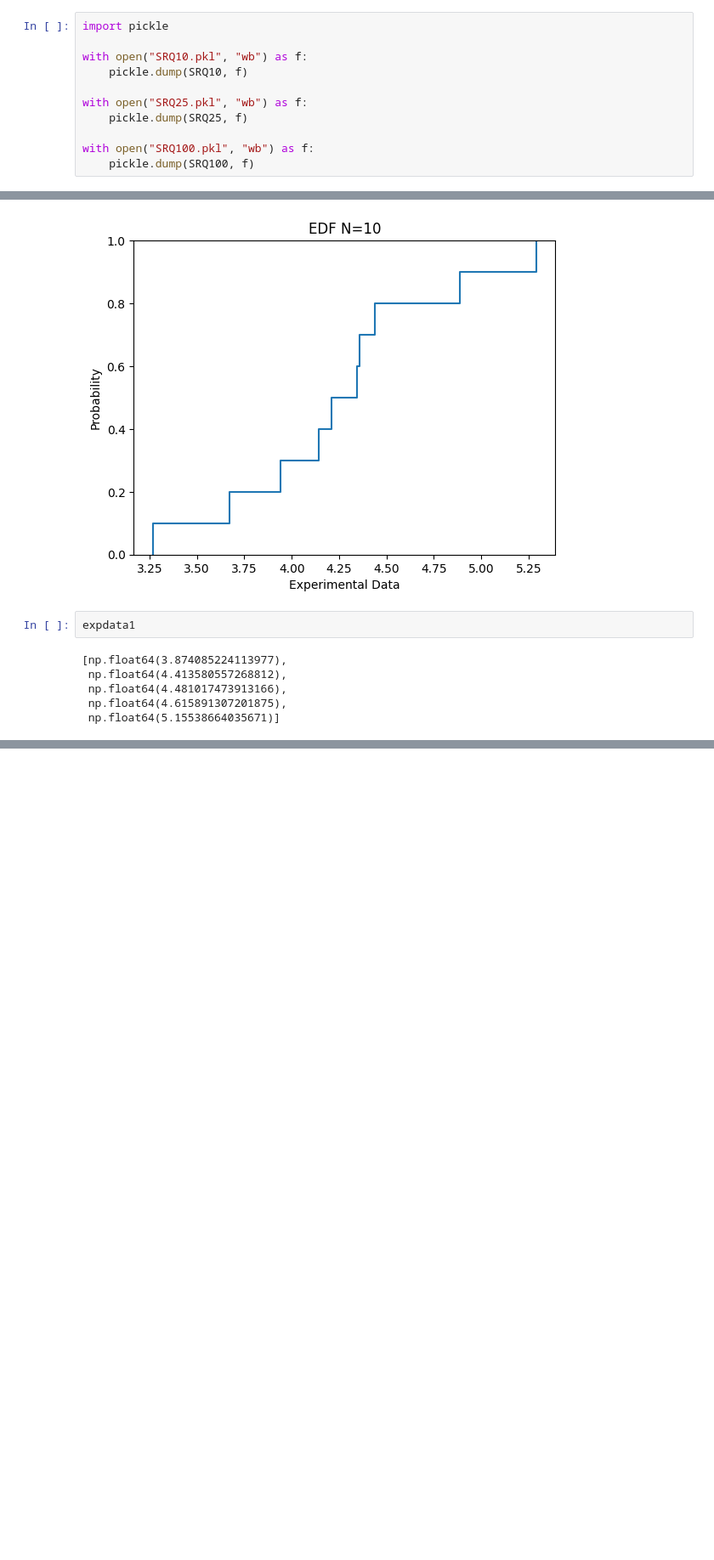
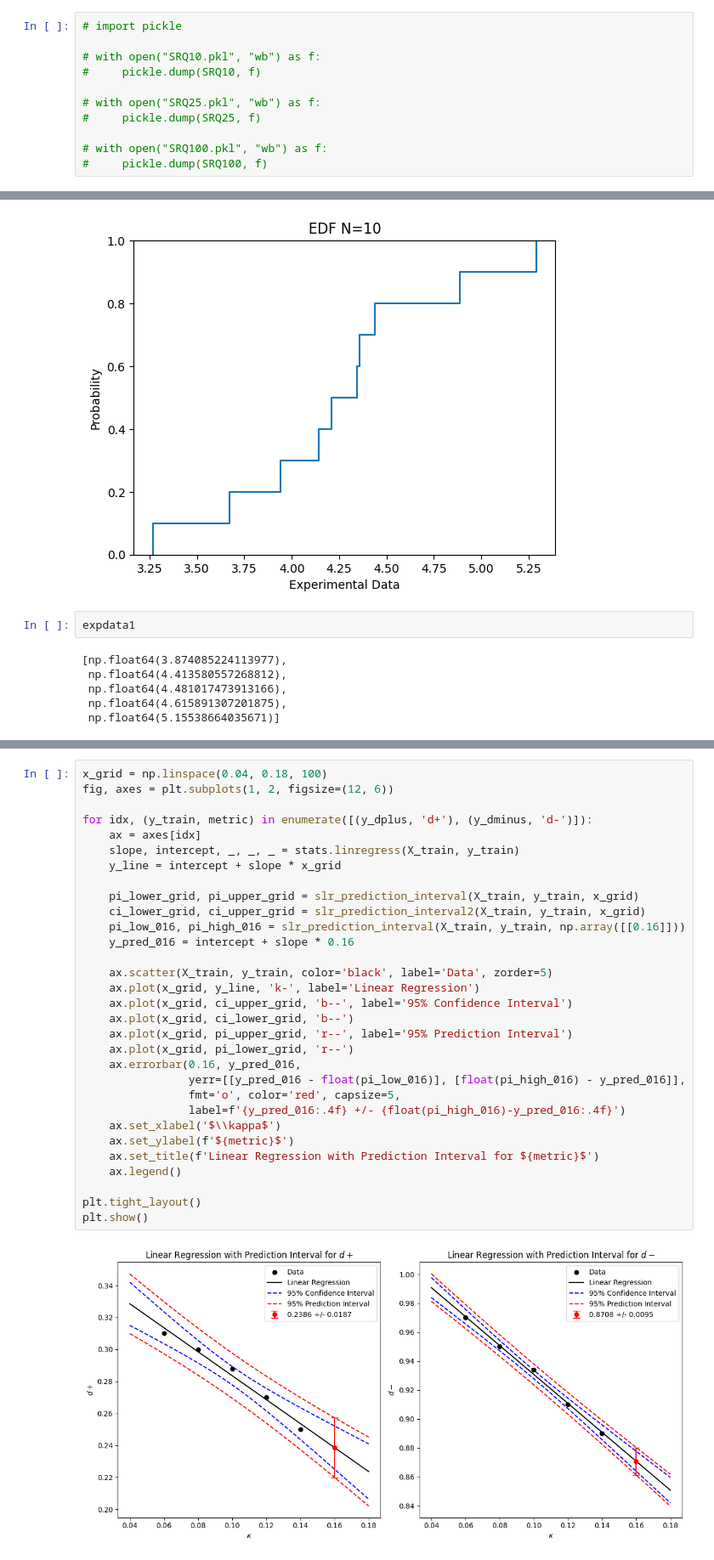
Before and after one commit to meenuravi18/Verification-and-Validation-in-Scientific-Computing, a Jupyter notebook: homework5/hw5.ipynb, the cells around one changed output, grey strips where cells are left out. Shown at 85% size. Cells and saved outputs as stored; diff of their text form; blank space fills up the shorter version.

```diff
--- a/homework5/hw5.ipynb
+++ b/homework5/hw5.ipynb
@@ -283,16 +283,16 @@ done
  SRQ_umax_num is: 3.659784425917733
 done
 # %%
-import pickle
+# import pickle
 
-with open("SRQ10.pkl", "wb") as f:
-    pickle.dump(SRQ10, f)
+# with open("SRQ10.pkl", "wb") as f:
+#     pickle.dump(SRQ10, f)
 
-with open("SRQ25.pkl", "wb") as f:
-    pickle.dump(SRQ25, f)
+# with open("SRQ25.pkl", "wb") as f:
+#     pickle.dump(SRQ25, f)
 
-with open("SRQ100.pkl", "wb") as f:
-    pickle.dump(SRQ100, f)
+# with open("SRQ100.pkl", "wb") as f:
+#     pickle.dump(SRQ100, f)
 # %%
 with open("SRQ10.pkl", "rb") as f:
     SRQ10 = pickle.load(f)
@@ -442,0 +510,33 @@ Exp N=10, Sim N=100: d+=0.2876, d-=0.9339, MAVM=max=0.9339
+# %%
+x_grid = np.linspace(0.04, 0.18, 100)
+fig, axes = plt.subplots(1, 2, figsize=(12, 6))
+
+for idx, (y_train, metric) in enumerate([(y_dplus, 'd+'), (y_dminus, 'd-')]):
+    ax = axes[idx]
+    slope, intercept, _, _, _ = stats.linregress(X_train, y_train)
+    y_line = intercept + slope * x_grid
+
+    pi_lower_grid, pi_upper_grid = slr_prediction_interval(X_train, y_train, x_grid)
+    ci_lower_grid, ci_upper_grid = slr_prediction_interval2(X_train, y_train, x_grid)
+    pi_low_016, pi_high_016 = slr_prediction_interval(X_train, y_train, np.array([[0.16]]))
+    y_pred_016 = intercept + slope * 0.16
+
+    ax.scatter(X_train, y_train, color='black', label='Data', zorder=5)
+    ax.plot(x_grid, y_line, 'k-', label='Linear Regression')
+    ax.plot(x_grid, ci_upper_grid, 'b--', label='95% Confidence Interval')
+    ax.plot(x_grid, ci_lower_grid, 'b--')
+    ax.plot(x_grid, pi_upper_grid, 'r--', label='95% Prediction Interval')
+    ax.plot(x_grid, pi_lower_grid, 'r--')
+    ax.errorbar(0.16, y_pred_016,
+                yerr=[[y_pred_016 - float(pi_low_016)], [float(pi_high_016) - y_pred_016]],
+                fmt='o', color='red', capsize=5,
+                label=f'{y_pred_016:.4f} +/- {float(pi_high_016)-y_pred_016:.4f}')
+    ax.set_xlabel('$\\kappa$')
+    ax.set_ylabel(f'${metric}$')
+    ax.set_title(f'Linear Regression with Prediction Interval for ${metric}$')
+    ax.legend()
+
+plt.tight_layout()
+plt.show()
+# %% [output]
+[figure, added]
```
Also changed, not shown: parts of 12 cells of this notebook, 40 other files.
